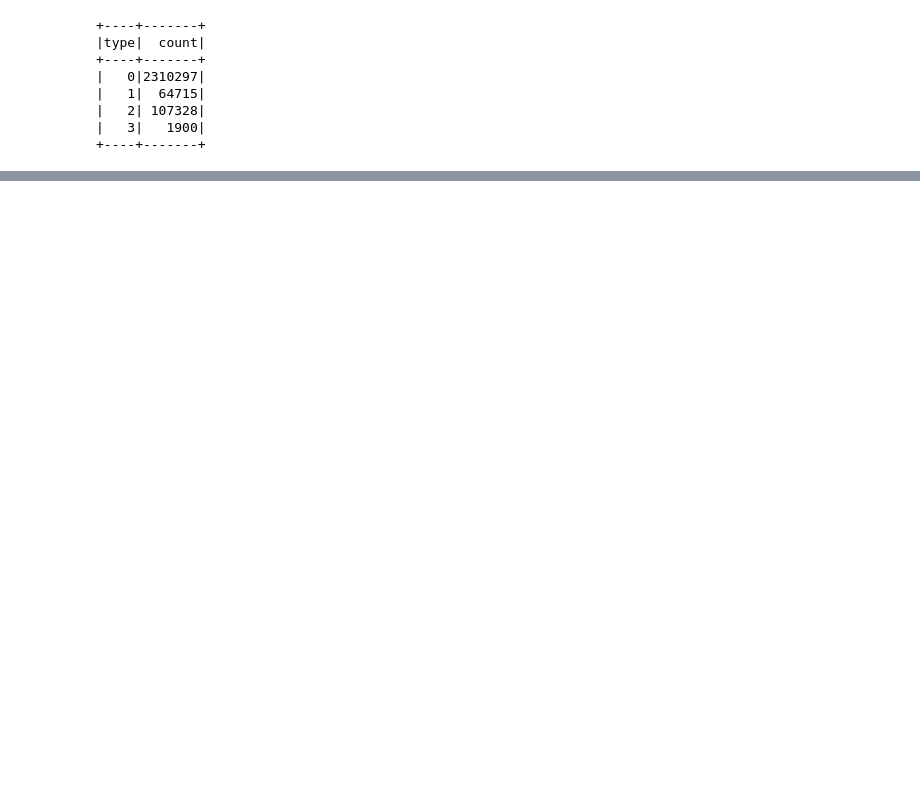
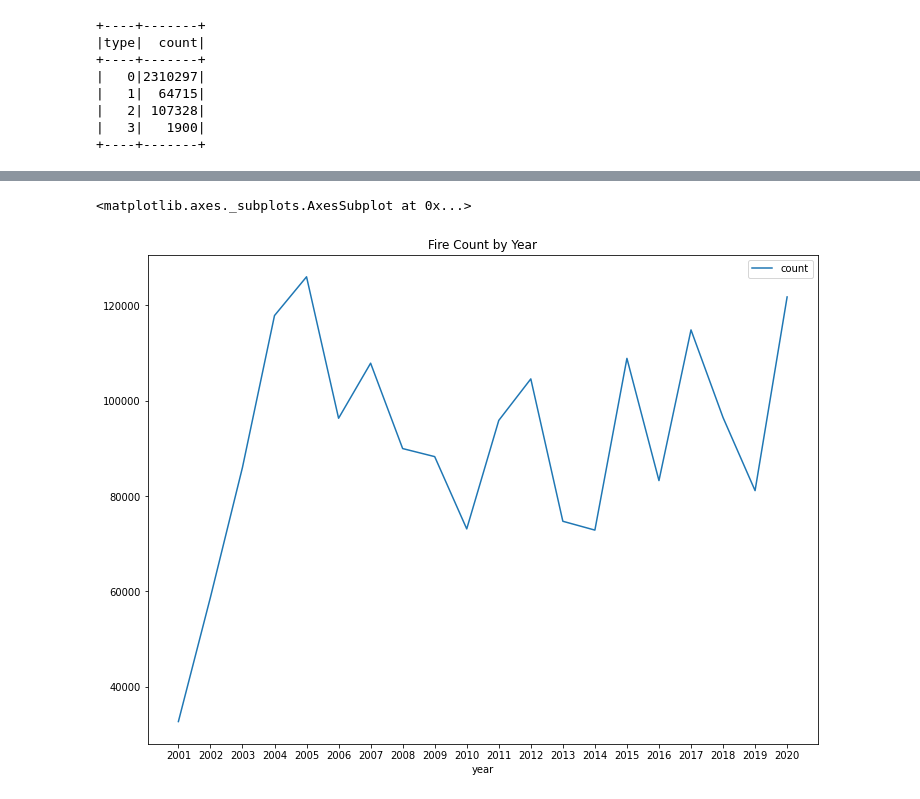
Before and after one commit to penfever/a-world-on-fire, a Jupyter notebook: 002_bd_proj_subei.ipynb, the cells around one changed output, grey strips where cells are left out. Drawn from its saved outputs; the diff is of its cells as text; code cells hidden in the pictures; blank space fills up the shorter version.

Commit message:
Update 002_bd_proj_subei.ipynb
Subei data analysis refined

```diff
--- a/002_bd_proj_subei.ipynb
+++ b/002_bd_proj_subei.ipynb
@@ -135,4 +152,4 @@ hotspotData = rawData\
     .withColumn("day", split(col("acq_date"), "-")[2].cast(IntegerType()))\
     .withColumn("acq_time", col("acq_time").cast(StringType()))\
     .withColumn("hour", expr("substring(acq_time, 1, length(acq_time) - 2)").cast(IntegerType()))\
-    .select("latitude", "longitude", "brightness", "year", "month","day","hour", "frp", "type")
+    .select("latitude", "longitude", "brightness", "year", "month","day","hour", "confidence", "frp", "type")
@@ -646,0 +201,11 @@ only showing top 20 rows
+# %%
+# According to the descriptions of the attribute fields
+# confidence column estimates range between 0 and 100%
+# and are assigned one of the three fire classes:
+# low-confidence fire, nominal-confidence fire, or high-confidence fire
+# We will focus on fires with confidence equals to or more than 50%
+fireData = hotspotData\
+    .where(col("type") == 0)\
+    .where(col("confidence") >= 50)
+
+fireData.show()
@@ -646,0 +262,17 @@ only showing top 20 rows
+# %%
+# Visualization of fire frequency by year
+# As we don't have data for certain months in Year 2000 and 2021
+# We exclude the data for fires occurred in Year 2020 and 2021
+
+pdDF1 = fireByYear\
+  .where(~col("year").isin([2000, 2021]))\
+  .toPandas()
+pdDF1.plot(kind = 'line',
+           x = 'year',
+           xticks = list(range(2001, 2021, 1)),
+           y = 'count',
+           title = 'Fire Count by Year',
+           figsize = (12, 9))
+# %% [output]
+<matplotlib.axes._subplots.AxesSubplot at 0x...>
+[figure, added]
```
Also changed, not shown: parts of 78 cells of this notebook.
